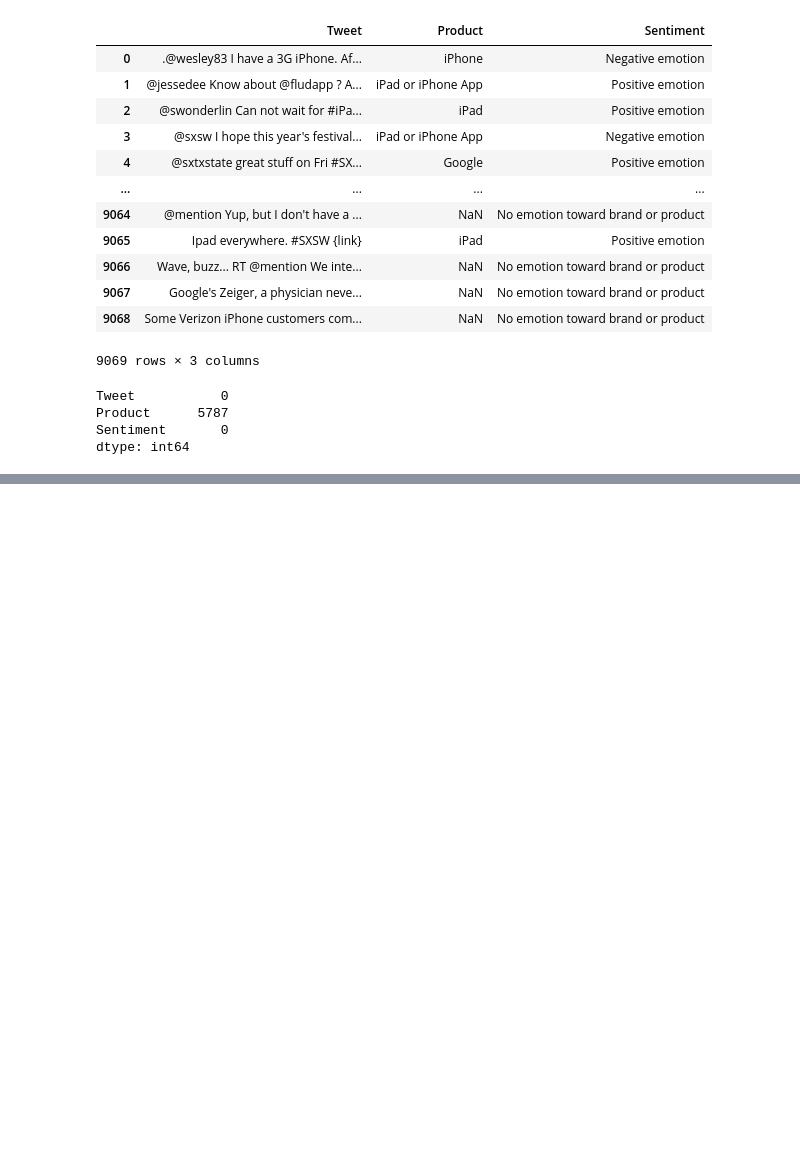
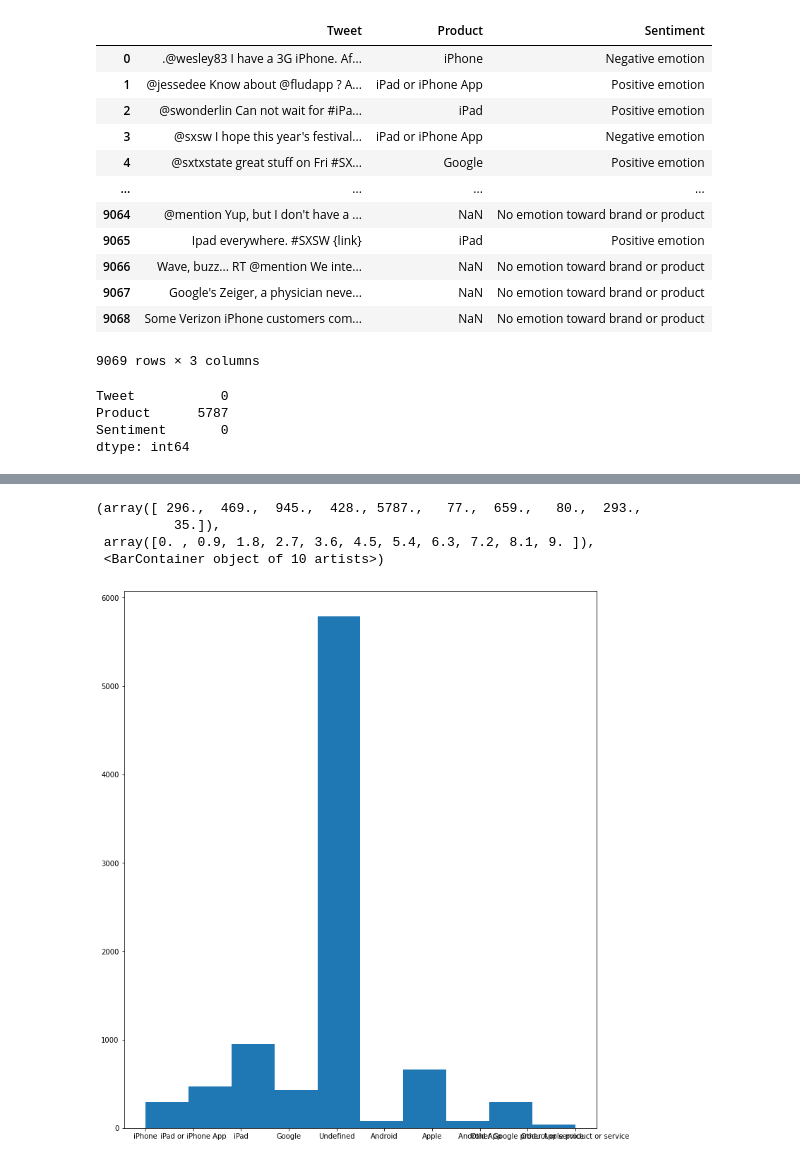
Before and after one commit to ElyLin/SentimentAnalysisProject, a Jupyter notebook: notebooks/Dave/EDA-Dave.ipynb, the cells around one changed output, grey strips where cells are left out. Drawn from its saved outputs; the diff is of its cells as text; code cells hidden in the pictures; blank space fills up the shorter version.

Commit message:
visual analysis

```diff
--- a/notebooks/Dave/EDA-Dave.ipynb
+++ b/notebooks/Dave/EDA-Dave.ipynb
@@ -149,3 +151,6 @@ Tweet           0
 Product      5787
 Sentiment       0
 dtype: int64
+# %%
+df.Product.fillna("Undefined", inplace = True)
+df
@@ -151,0 +171,9 @@ dtype: int64
+# %%
+fig, ax = plt.subplots(figsize=(12,14))
+plt.hist(df["Product"])
+# %% [output]
+(array([ 296.,  469.,  945.,  428., 5787.,   77.,  659.,   80.,  293.,
+          35.]),
+ array([0. , 0.9, 1.8, 2.7, 3.6, 4.5, 5.4, 6.3, 7.2, 8.1, 9. ]),
+ <BarContainer object of 10 artists>)
+[figure, added]
```
Also changed, not shown: parts of 34 cells of this notebook.
